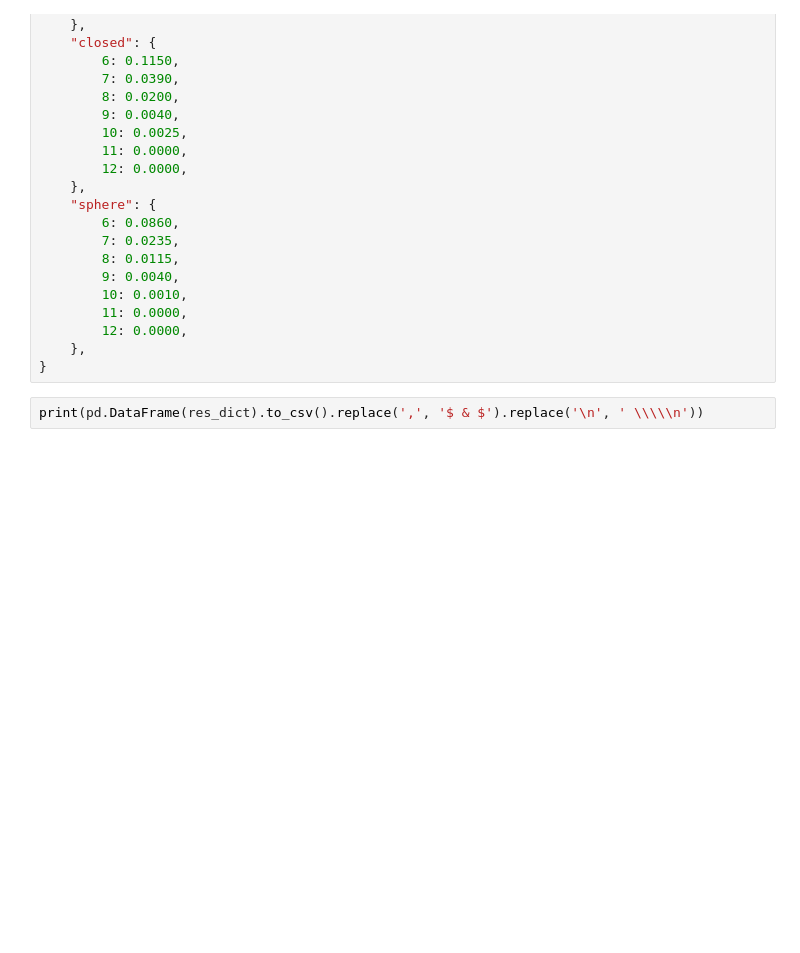
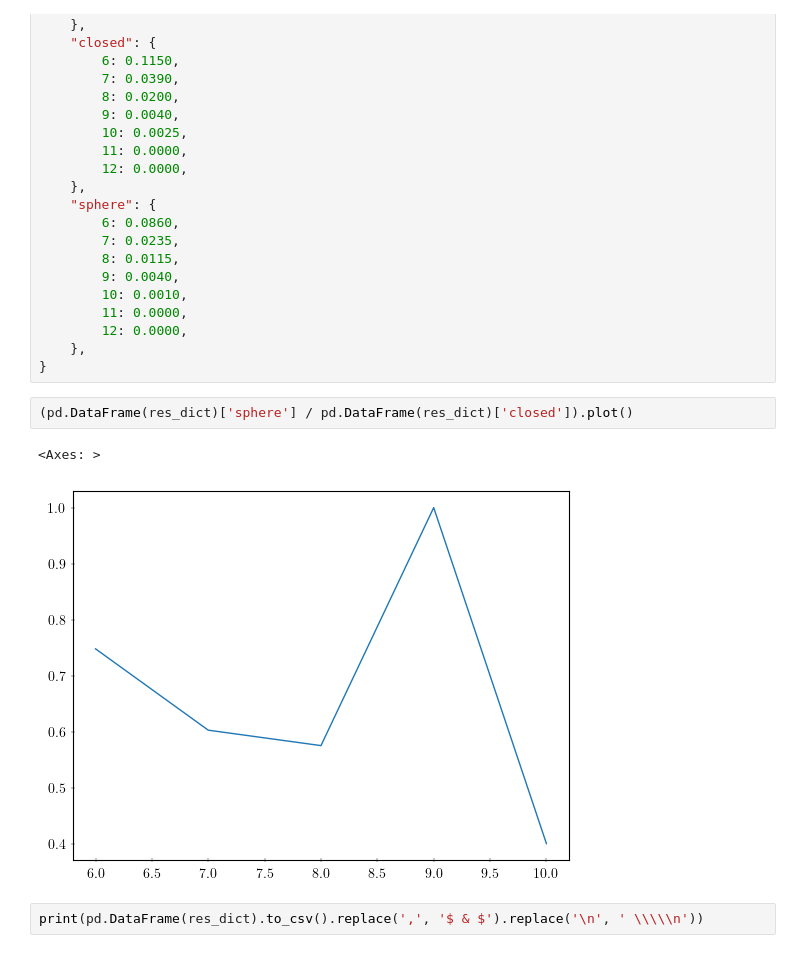
Before and after one commit to dbruwel/pachner-graph-triangulations, a Jupyter notebook: experiments/notebooks/03_analyse_sgd.ipynb, the cells around one changed output. Drawn from its saved outputs; the diff is of its cells as text; blank space fills up the shorter version.

```diff
--- a/experiments/notebooks/03_analyse_sgd.ipynb
+++ b/experiments/notebooks/03_analyse_sgd.ipynb
@@ -182,6 +182,11 @@ res_dict = {
         12: 0.0000,
     },
 }
+# %%
+(pd.DataFrame(res_dict)['sphere'] / pd.DataFrame(res_dict)['closed']).plot()
+# %% [output]
+<Axes: >
+[figure, added]
 # %%
 print(pd.DataFrame(res_dict).to_csv().replace(',', '$ & $').replace('\n', ' \\\\\n'))
 # %% [output]
```
Also changed, not shown: 2 other files.
